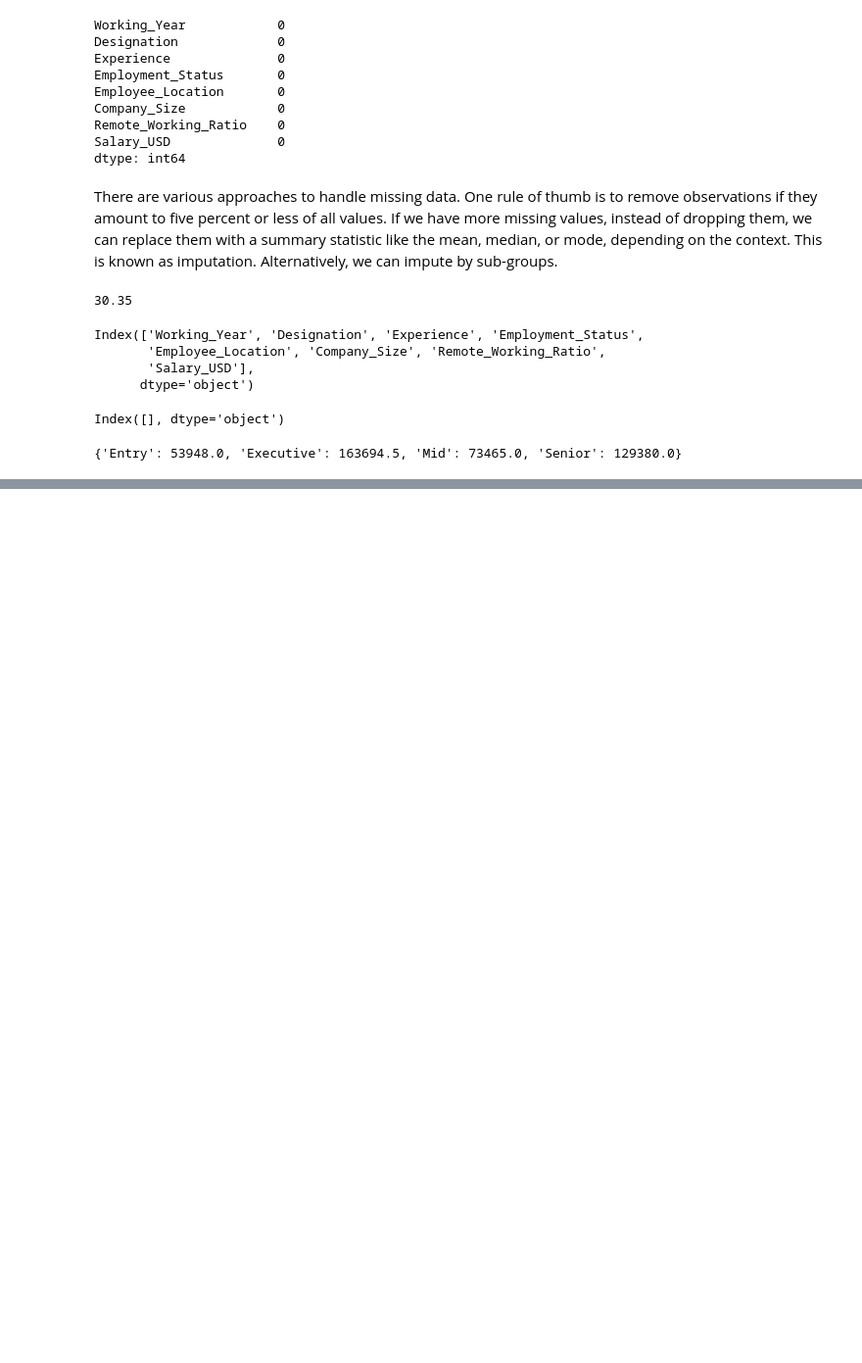
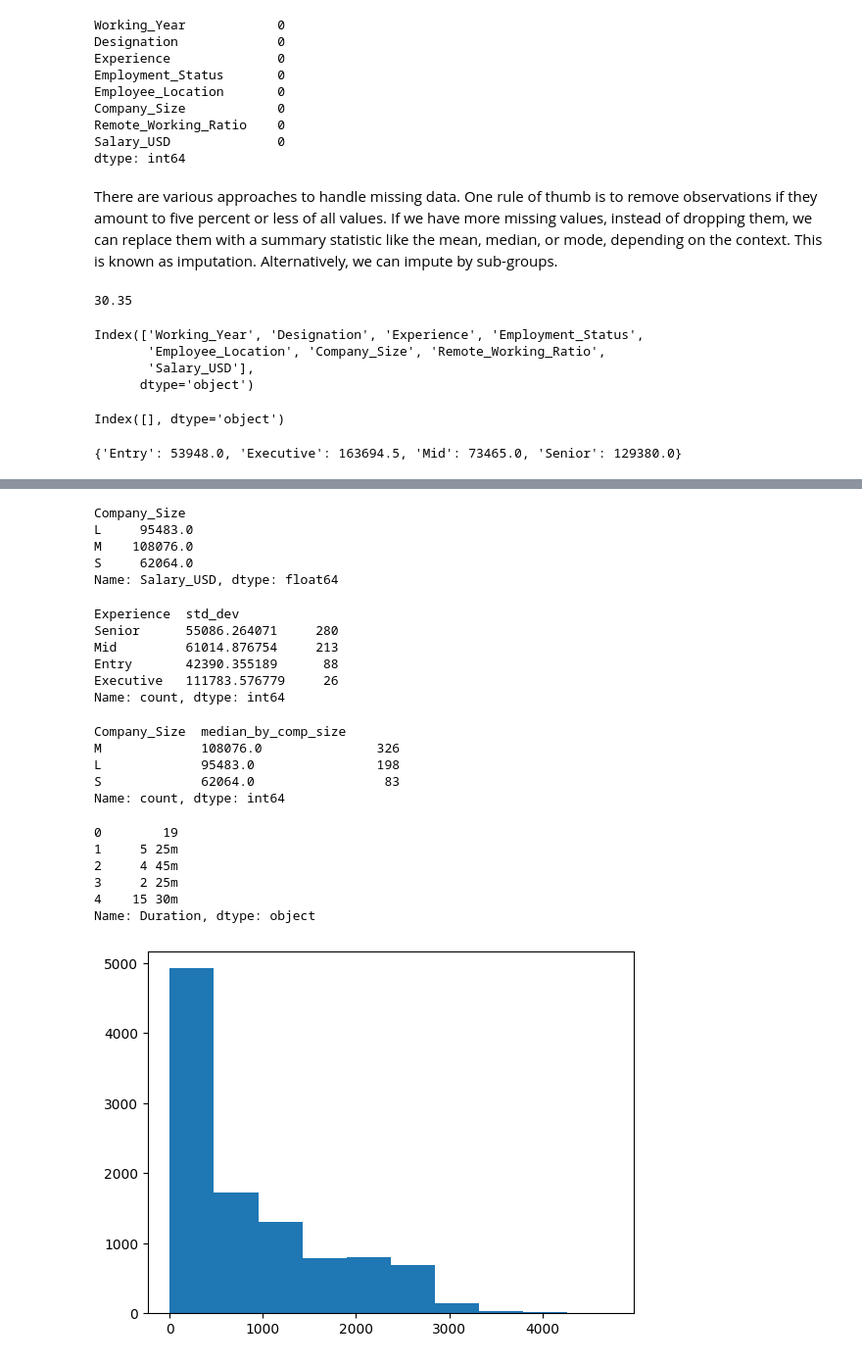
Before and after one commit to alexkhype/practice_projects, a Jupyter notebook: EDA.ipynb, the cells around one changed output, grey strips where cells are left out. Shown at 98% size. Saved outputs shown, nothing was run; the diff lists cells and outputs as text; code cells hidden in the pictures; blank space fills up the shorter version.

```diff
--- a/EDA.ipynb
+++ b/EDA.ipynb
@@ -272,0 +475,15 @@ salaries['Salary_USD'] = salaries['Salary_USD'].fillna(salaries['Experience'].ma
+# %%
+# Removing unwanted characters
+# df['col'] = df['col'].str.replace(',' , '')
+
+# Converting to other types
+# df['col'] = df['col'].astype(int)
+
+# Adding summary statistics into a Data Frame
+salaries.groupby('Company_Size')['Salary_USD'].median()
+# %% [output]
+Company_Size
+L     95483.0
+M    108076.0
+S     62064.0
+Name: Salary_USD, dtype: float64
@@ -272,0 +494,10 @@ salaries['Salary_USD'] = salaries['Salary_USD'].fillna(salaries['Experience'].ma
+# %%
+# prints the combinations of values for the columns we have chosen
+salaries[['Experience','std_dev']].value_counts()
+# %% [output]
+Experience  std_dev
+Senior      55086.264071     280
+Mid         61014.876754     213
+Entry       42390.355189      88
+Executive   111783.576779     26
+Name: count, dtype: int64
@@ -272,0 +507,31 @@ salaries['Salary_USD'] = salaries['Salary_USD'].fillna(salaries['Experience'].ma
+# %%
+salaries[['Company_Size','median_by_comp_size']].value_counts()
+# %% [output]
+Company_Size  median_by_comp_size
+M             108076.0               326
+L             95483.0                198
+S             62064.0                 83
+Name: count, dtype: int64
+# %%
+# Preview the column
+print(planes["Duration"].head())
+
+# Remove the string character
+planes["Duration"] = planes["Duration"].str.replace("h", ".")
+planes["Duration"] = planes["Duration"].str.replace("m", "")
+planes["Duration"] = planes["Duration"].str.replace(" ", "")
+
+# Convert to float data type
+planes["Duration"] = planes["Duration"].astype(float)
+
+# Plot a histogram
+plt.hist(planes['Duration'])
+plt.show()
+# %% [output]
+0        19
+1     5 25m
+2     4 45m
+3     2 25m
+4    15 30m
+Name: Duration, dtype: object
+[figure, added]
```
Also changed, not shown: parts of 28 cells of this notebook.
